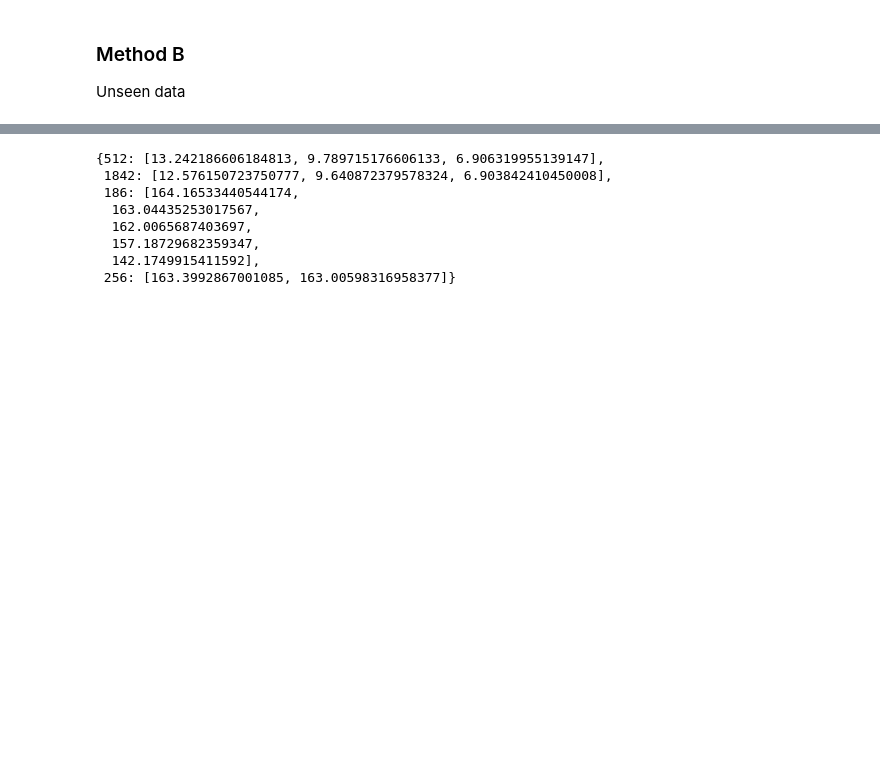
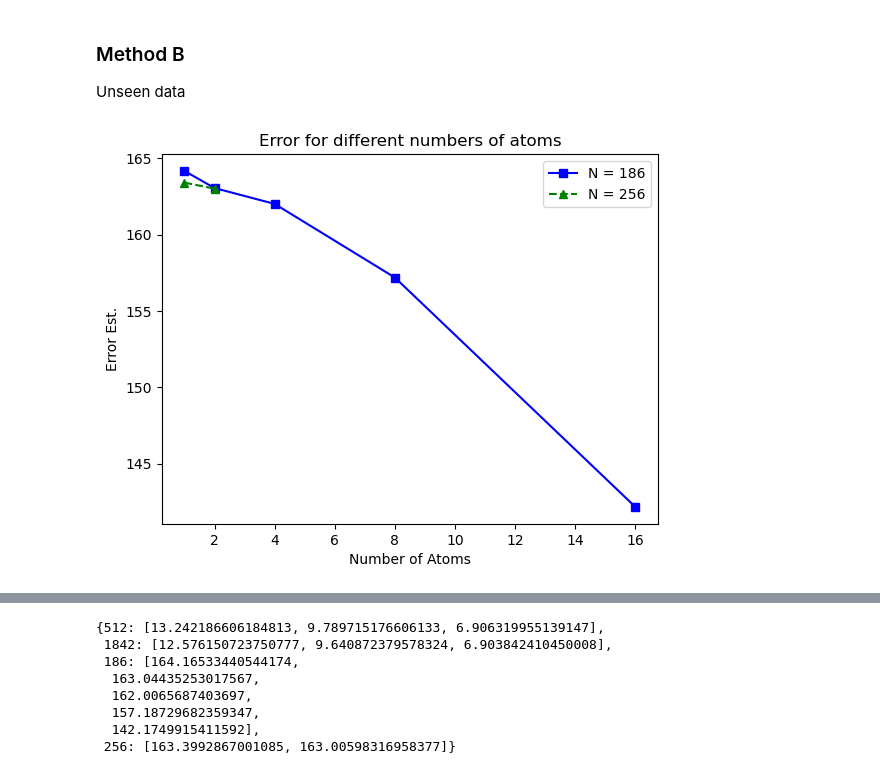
Before and after one commit to rainonej/Sparse-Dictionary-Learning, a Jupyter notebook: Tests.ipynb, the cells around one changed output, grey strips where cells are left out. Drawn from its saved outputs; the diff is of its cells as text; code cells hidden in the pictures; blank space fills up the shorter version.

Commit message:
got some graphs

```diff
--- a/Tests.ipynb
+++ b/Tests.ipynb
@@ -247,20 +247,25 @@ for N in Ns:
     with open('Graphs/octopusN' + str(N) + '.pkl', 'wb') as f:
         pickle.dump(dictionaries, f)
 # %%
-xs = [1,2,4,8,16]
+xs186 = [1,2,4,8,16]
 ys186 = octopus_errors[186]
+xs256 = [1,2]
 ys256 = octopus_errors[256]
+xs512 = [2,4,8]
 ys512 = octopus_errors[512]
-ys1042 = octopus_errors[1042]
+xs1842 = [2,4,8]
+ys1842 = octopus_errors[1842]
 
-plt.plot(xs, ys186, linestyle='-', marker='s', color='blue', label = 'N = 186')
-plt.plot(xs, ys256, linestyle='--', marker='^', color='green', label = 'N = 256')
-plt.plot(xs, ys512, linestyle=':', marker='d', color='red', label = 'N = 512')
-plt.plot(xs, ys1042, linestyle='-.', marker='o', color='purple', label = 'N = 1042')
+plt.plot(xs186, ys186, linestyle='-', marker='s', color='blue', label = 'N = 186')
+plt.plot(xs256, ys256, linestyle='--', marker='^', color='green', label = 'N = 256')
+#plt.plot(xs512, ys512, linestyle=':', marker='d', color='red', label = 'N = 512')
+#plt.plot(xs1842, ys1842, linestyle='-.', marker='o', color='purple', label = 'N = 1842')
 
 plt.xlabel('Number of Atoms')
 plt.ylabel('Error Est.')
 plt.title('Error for different numbers of atoms')
 plt.legend()
-plt.savefig('Graphs/Octopus_Error_Est_for_L.png')
+plt.savefig('Graphs/Octopus_Error_Est_small_N.png')
 plt.show()
+# %% [output]
+[figure, added]
```
Also changed, not shown: parts of 2 cells of this notebook, 3 other files.
